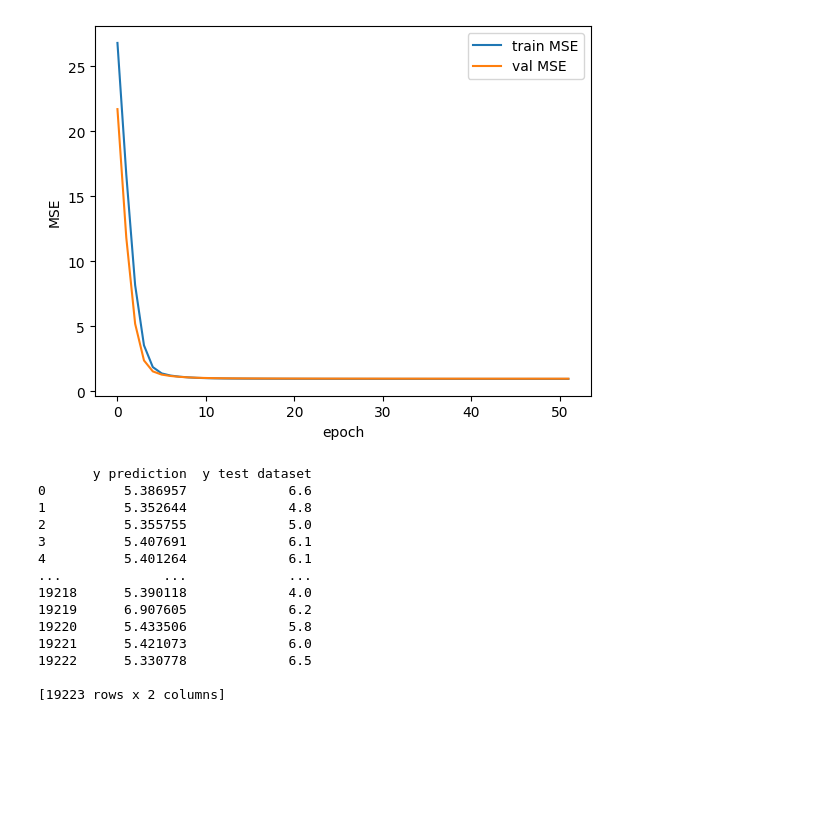
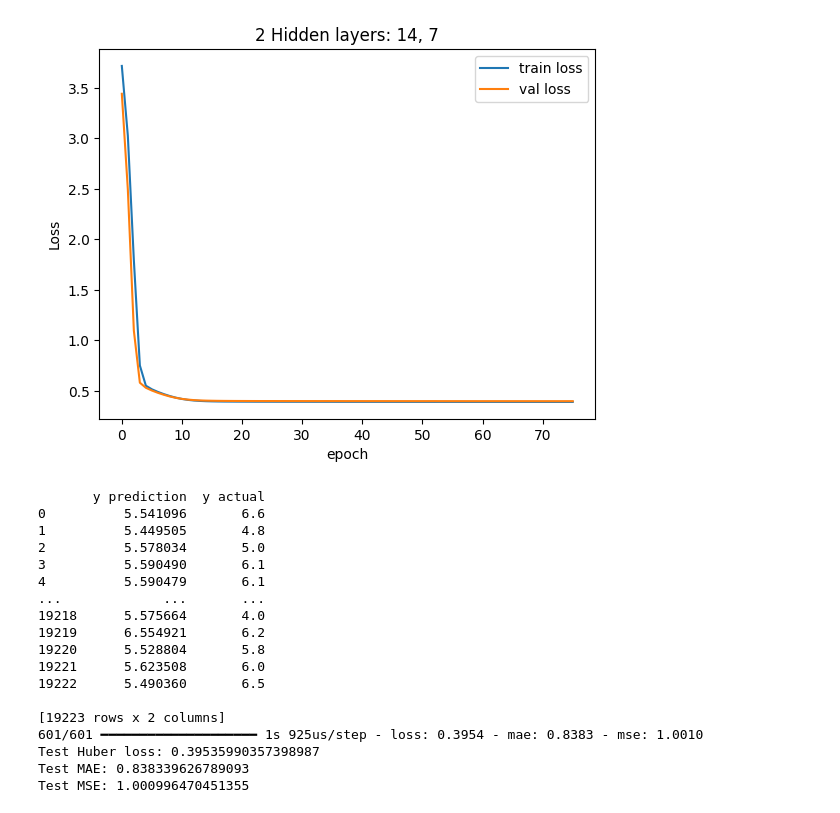
Before and after one commit to raygomez16/data309_datasciencecapstoneproject_diabetesprediction, a Jupyter notebook: 02_ANN_Model_jma538.ipynb, the cells around one changed output. Drawn from its saved outputs; the diff is of its cells as text; code cells hidden in the pictures; blank space fills up the shorter version.

Commit message:
Added plots and experimented on model

```diff
--- a/02_ANN_Model_jma538.ipynb
+++ b/02_ANN_Model_jma538.ipynb
@@ -51,8 +36,11 @@ y_test  = test[target].astype("float32").values
 #test = test.drop(columns=["Unnamed: 0","former", "current", "ever", "never", "no info", "not current", target, "male", "female", "other"])
 
 #Base scenario: Removing target and ID column
-train = train.drop(columns=["Unnamed: 0", target])
-test = test.drop(columns=["Unnamed: 0", target])
+#train = train.drop(columns=["Unnamed: 0", target])
+#test = test.drop(columns=["Unnamed: 0", target])
+
+train = train.drop(columns=["Unnamed: 0", "hypertension", "heart_disease", target, "no info", "other"])
+test = test.drop(columns=["Unnamed: 0", "hypertension", "heart_disease", target, "no info", "other"])
 
 
 #Scaling continuous variables for easier use in model
@@ -87,8 +75,6 @@ x_train = pd.concat([train_bin, scaled_tr_cont], axis = 1)
 x_test = pd.concat([test_bin, scaled_te_cont], axis = 1)
 
 
-#Checking dataframe to have all of the colu
-#print(x_train)
-#print(y_train)
-#print(x_train.shape[1])
+#Checking dataframe to have all of the columns
+print(x_train)
 # %% [output]
@@ -121,11 +123,13 @@ Model: "sequential"
  Non-trainable params: 0 (0.00 B)
 # %%
-#Compiling
+#Compiling to create backpropigation, loss and metrics
 
+#Call back used to prevent overfitting
 callback = tf.keras.callbacks.EarlyStopping(monitor='val_loss',patience=5, restore_best_weights=True)
+#Adam used as optimizer for backpropigation
 optimizer = tf.keras.optimizers.Adam(learning_rate=0.0001)
-model.compile(optimizer=optimizer, loss="mse", metrics=["mae"])
 
+model.compile(optimizer=optimizer, loss=tf.keras.losses.Huber(delta=0.8), metrics=["mae", "mse"])
 ann = model.fit(x_train,y_train,batch_size=128, epochs=100, validation_split=0.2, callbacks=[callback])
 
 ###uncomment this when wanting to train another model
@@ -151,40 +155,46 @@ Epoch 52/100
 # %%
+#Importing matplotlib here to start creating plots
 import matplotlib.pyplot as plt
-#y_ticks = np.arange(0, max(ann.history["loss"]), 0.5)
-#plt.plot(ann.history["loss"])
-#plt.yticks(y_ticks)
-#plt.show()
 
-#prints both loss and val_loss. change ann.history accordingly e.g ann2.history
+
+#prints both loss and val_loss to see whether or not the model is learning and/or overfitting
 #NOTE: If lines are close together, it means model is generalizing well since curve isn't deviating from the trained model.
-plt.plot(ann.history['loss'], label='train MSE')
-plt.plot(ann.history['val_loss'], label='val MSE')
-plt.legend(); plt.xlabel('epoch'); plt.ylabel('MSE'); plt.show()
-#print(max(ann.history["loss"]))
+plt.plot(ann.history['loss'], label='train loss')
+plt.plot(ann.history['val_loss'], label='val loss')
+plt.legend(); plt.title("2 Hidden layers: 14, 7"); plt.xlabel('epoch'); plt.ylabel('Loss'); plt.show()
 # %% [output]
-[figure, old version]
+[figure, new version]
 # %%
 #Testing the data
-#loss, accuracy = model.evaluate(x_test,y_test,verbose=1)
+
 y_pred = model.predict(x_test,verbose=0).squeeze()
 
 y_pred_df = pd.DataFrame({"y prediction": y_pred})
-y_test_df = pd.DataFrame({"y test dataset": y_test})
+y_test_df = pd.DataFrame({"y actual": y_test})
 predictions = pd.concat([y_pred_df, y_test_df], axis=1)
 print(predictions)
 #print(y_test)
+
+loss, mae, mse = model.evaluate(x_test, y_test, verbose=1)
+print("Test Huber loss:", loss)
+print("Test MAE:", mae)
+print("Test MSE:", mse)
 # %% [output]
-       y prediction  y test dataset
-0          5.386957             6.6
-1          5.352644             4.8
-2          5.355755             5.0
-3          5.407691             6.1
-4          5.401264             6.1
-...             ...             ...
-19218      5.390118             4.0
-19219      6.907605             6.2
-19220      5.433506             5.8
-19221      5.421073             6.0
-19222      5.330778             6.5
+       y prediction  y actual
+0          5.541096       6.6
+1          5.449505       4.8
+2          5.578034       5.0
+3          5.590490       6.1
+4          5.590479       6.1
+...             ...       ...
+19218      5.575664       4.0
+19219      6.554921       6.2
+19220      5.528804       5.8
+19221      5.623508       6.0
+19222      5.490360       6.5
 
 [19223 rows x 2 columns]
+601/601 ━━━━━━━━━━━━━━━━━━━━ 1s 925us/step - loss: 0.3954 - mae: 0.8383 - mse: 1.0010
+Test Huber loss: 0.39535990357398987
+Test MAE: 0.838339626789093
+Test MSE: 1.000996470451355
```
Also changed, not shown: parts of 8 cells of this notebook, 2 other files.
